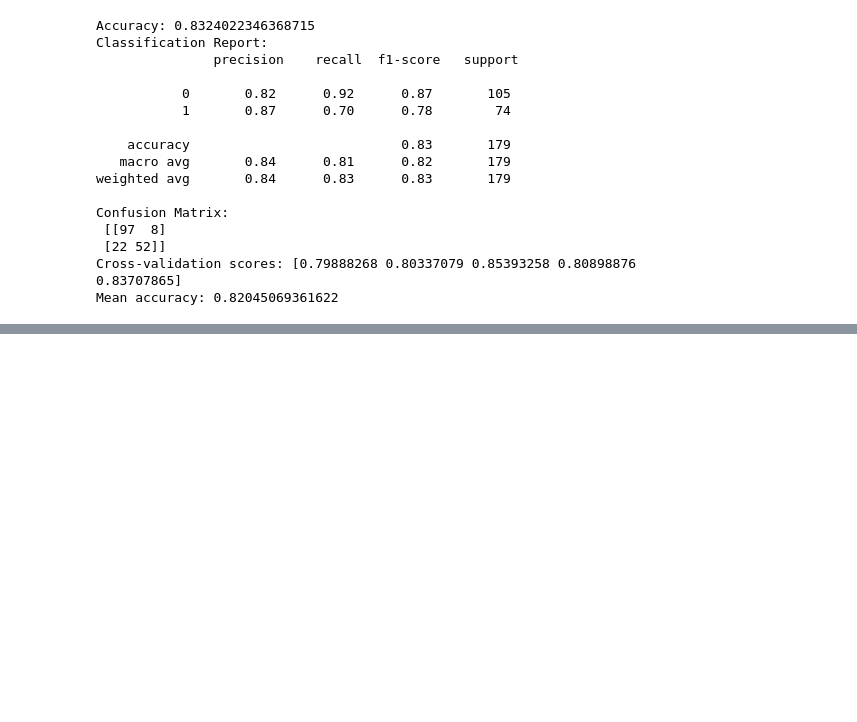
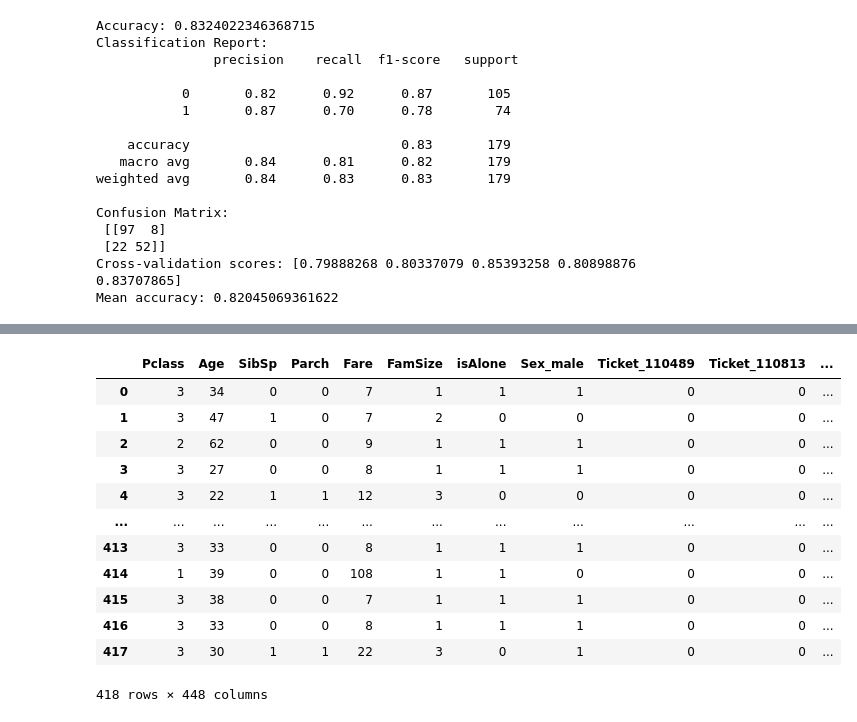
Before and after one commit to MASA0528/titanic, a Jupyter notebook: titanic.ipynb, the cells around one changed output, grey strips where cells are left out. Saved outputs shown, nothing was run; the diff lists cells and outputs as text; code cells hidden in the pictures; blank space fills up the shorter version.

```diff
--- a/titanic.ipynb
+++ b/titanic.ipynb
@@ -189,14 +187,31 @@ Mean accuracy: 0.82045069361622
 # %%
 # テスト用データセットの準備
 test_df = pd.read_csv("C:/Users/masay/OneDrive/ドキュメント/titanic/test.csv")
-test_df = test_df.drop(columns=['Name', 'PassengerId', 'Cabin'])
+test_df['Cabin'] = test_df['Cabin'].fillna('Unknown')
 
-test_df['Age'] = test_df['Age'].fillna(test_df['Age'].mean())
-test_df['Embarked'] = test_df['Embarked'].fillna(test_df['Embarked'].mode()[0])
-test_df['Fare'] = test_df['Fare'].fillna(test_df['Fare'].mean())
+for i in range(len(test_df)):
+    if pd.isna(test_df.loc[i, 'Age']):
+        if 'Mr.' in test_df.loc[i, 'Name']:
+            mean_age = test_df.loc[test_df['Name'].str.contains('Mr.', na=False) & test_df['Age'].notna(), 'Age'].mean()
+            test_df.loc[i, 'Age'] = mean_age
 
+        elif 'Mrs.' in test_df.loc[i, 'Name']:
+            mean_age = test_df.loc[test_df['Name'].str.contains('Mrs.', na=False) & test_df['Age'].notna(), 'Age'].mean()
+            test_df.loc[i, 'Age'] = mean_age
 
-test_df = pd.get_dummies(test_df, columns=['Sex', 'Ticket', 'Embarked'], drop_first=True)
-X = X.astype(int)
+        elif 'Miss.' in test_df.loc[i, 'Name']:
+            mean_age = test_df.loc[test_df['Name'].str.contains('Miss.', na=False) & test_df['Age'].notna(), 'Age'].mean()
+            test_df.loc[i, 'Age'] = mean_age
 
-test= test_df.values
+        else:
+            mean_age = test_df['Age'].mean()
+            test_df.loc[i, 'Age'] = mean_age
+
+test_df['Embarked'].fillna(test_df['Embarked'].mode()[0], inplace=True)
+test_df['Fare'].fillna(test_df['Fare'].mean(), inplace=True)
+test_df['FamSize'] = test_df['SibSp'] + test_df['Parch'] + 1
+test_df['isAlone'] = (test_df['FamSize'] == 1).astype(int)
+
+droped_test = test_df.drop(columns=['PassengerId', 'Name'])
+droped_test = pd.get_dummies(droped_test, columns=['Sex', 'Ticket', 'Embarked','Cabin'], drop_first=True)
+droped_test.isnull().sum()
@@ -202,0 +243,17 @@ test= test_df.values
+# %%
+droped_test = droped_test.astype(int)
+droped_test
+# %% [output]
+|  | Pclass | Age | SibSp | Parch | Fare | FamSize | isAlone | Sex_male | Ticket_110489 | Ticket_110813 | ... |
+| 0 | 3 | 34 | 0 | 0 | 7 | 1 | 1 | 1 | 0 | 0 | ... |
+| 1 | 3 | 47 | 1 | 0 | 7 | 2 | 0 | 0 | 0 | 0 | ... |
+| 2 | 2 | 62 | 0 | 0 | 9 | 1 | 1 | 1 | 0 | 0 | ... |
+| 3 | 3 | 27 | 0 | 0 | 8 | 1 | 1 | 1 | 0 | 0 | ... |
+| 4 | 3 | 22 | 1 | 1 | 12 | 3 | 0 | 0 | 0 | 0 | ... |
+| ... | ... | ... | ... | ... | ... | ... | ... | ... | ... | ... | ... |
+| 413 | 3 | 33 | 0 | 0 | 8 | 1 | 1 | 1 | 0 | 0 | ... |
+| 414 | 1 | 39 | 0 | 0 | 108 | 1 | 1 | 0 | 0 | 0 | ... |
+| 415 | 3 | 38 | 0 | 0 | 7 | 1 | 1 | 1 | 0 | 0 | ... |
+| 416 | 3 | 33 | 0 | 0 | 8 | 1 | 1 | 1 | 0 | 0 | ... |
+| 417 | 3 | 30 | 1 | 1 | 22 | 3 | 0 | 1 | 0 | 0 | ... |
+418 rows × 448 columns
```
Also changed, not shown: parts of 11 cells of this notebook.
